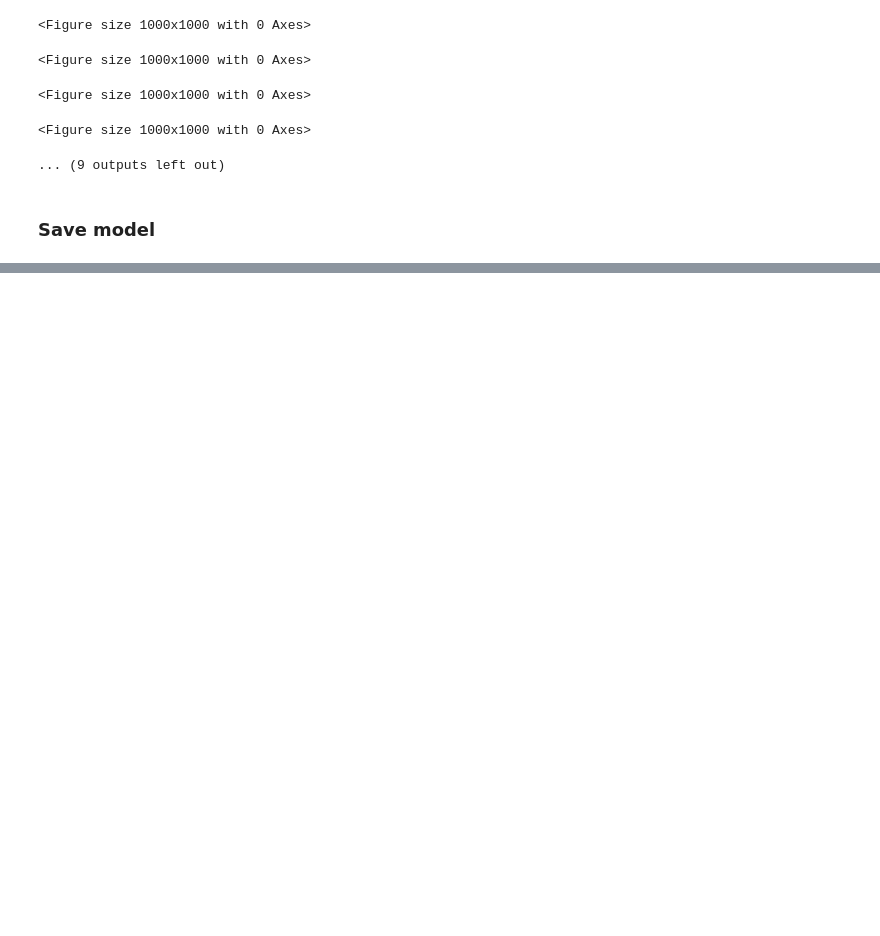
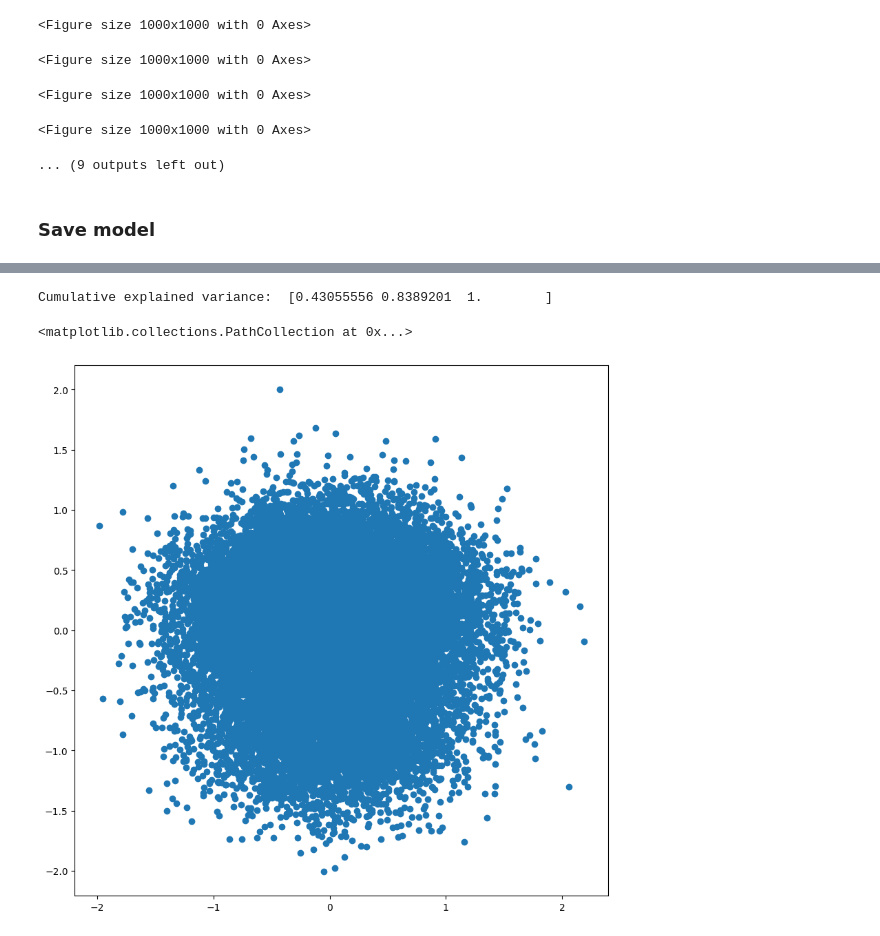
Before and after one commit to GideonJagen/ObjCentricVAE, a Jupyter notebook: test.ipynb, the cells around one changed output, grey strips where cells are left out. Cells and saved outputs as stored; diff of their text form; code cells hidden in the pictures; blank space fills up the shorter version.

```diff
--- a/test.ipynb
+++ b/test.ipynb
@@ -918,0 +1080,8 @@ torch.save(model.state_dict(), "../state_dicts/model-5-20000-presWFix-glimNaN-an
+# %%
+plt.figure(figsize=(10, 10))
+pca_data, _ = pca(new_latents_small)
+plt.scatter(pca_data[:, 0], pca_data[:, 1], cmap='RdYlGn')
+# %% [output]
+Cumulative explained variance:  [0.43055556 0.8389201  1.        ]
+<matplotlib.collections.PathCollection at 0x...>
+[figure, added]
```
Also changed, not shown: parts of 17 cells of this notebook, 3 other files.
